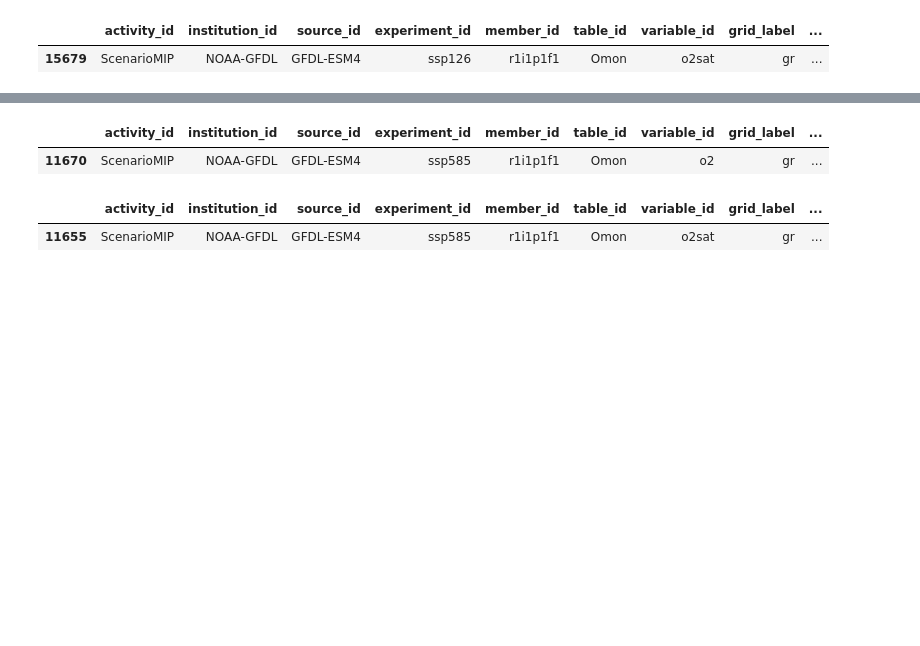
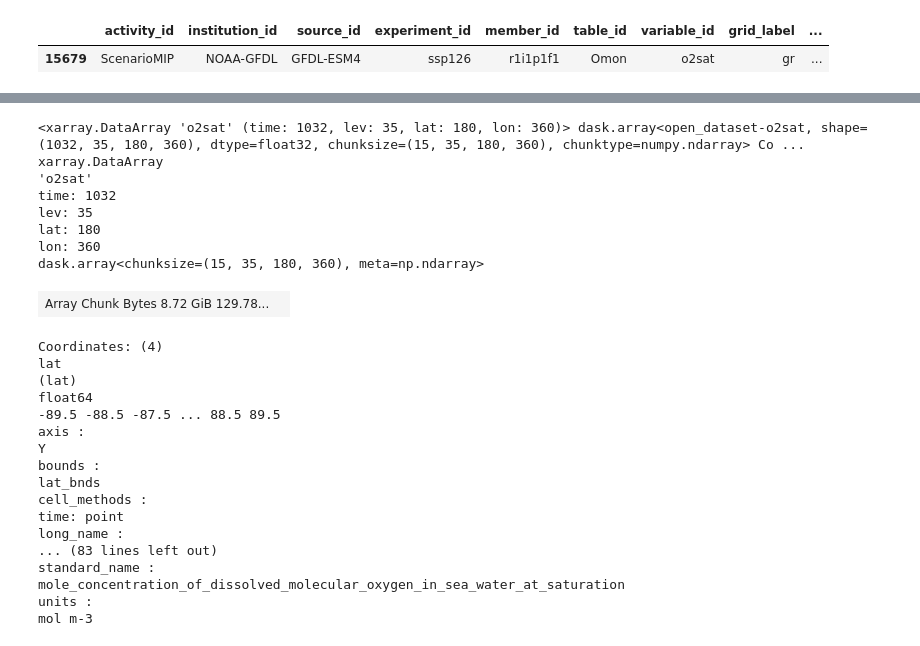
Before and after one commit to EES-3506-5506/final_holtzman, a Jupyter notebook: notebooks/Datasets.ipynb, the cells around one changed output, grey strips where cells are left out. Drawn from its saved outputs; the diff is of its cells as text; code cells hidden in the pictures; blank space fills up the shorter version.

```diff
--- a/notebooks/Datasets.ipynb
+++ b/notebooks/Datasets.ipynb
@@ -76,30 +46,43 @@ SSP2_45_o2sat
-# %%
-SSP5_85_o2=google_cloud_cmip6.query(
-    "activity_id=='ScenarioMIP' & \
-    table_id == 'Omon' & \
-    variable_id == 'o2' & \
-    experiment_id == 'ssp585' & \
-    institution_id == 'NOAA-GFDL' &  \
-    source_id == 'GFDL-ESM4' & \
-    grid_label == 'gr' & \
-    member_id == 'r1i1p1f1'"
-)
-SSP5_85_o2
-# %% [output]
-|  | activity_id | institution_id | source_id | experiment_id | member_id | table_id | variable_id | grid_label | ... |
-| 11670 | ScenarioMIP | NOAA-GFDL | GFDL-ESM4 | ssp585 | r1i1p1f1 | Omon | o2 | gr | ... |
-# %%
-SSP5_85_o2sat=google_cloud_cmip6.query(
-    "activity_id=='ScenarioMIP' & \
-    table_id == 'Omon' & \
-    variable_id == 'o2sat' & \
-    experiment_id == 'ssp585' & \
-    institution_id == 'NOAA-GFDL' &  \
-    source_id == 'GFDL-ESM4' & \
-    grid_label == 'gr' & \
-    member_id == 'r1i1p1f1'"
-)
-SSP5_85_o2sat
-# %% [output]
-|  | activity_id | institution_id | source_id | experiment_id | member_id | table_id | variable_id | grid_label | ... |
-| 11655 | ScenarioMIP | NOAA-GFDL | GFDL-ESM4 | ssp585 | r1i1p1f1 | Omon | o2sat | gr | ... |
+# %%
+gcs = gcsfs.GCSFileSystem(token='anon')
+zstore_SSP1_26_o2sat = SSP1_26_o2sat.zstore.values[-1]
+zstore_SSP1_26_o2 = SSP1_26_o2.zstore.values[-1]
+# %%
+# create a mutable-mapping-style interface to the store
+mapper_SSP1_26_o2sat = gcs.get_mapper(zstore_SSP1_26_o2sat)
+mapper_SSP1_26_o2 = gcs.get_mapper(zstore_SSP1_26_o2)
+# %%
+# open the dataset using xarray and zarr
+O2sat_SSP126 = xr.open_zarr(mapper_SSP1_26_o2sat,
+                                consolidated=True,use_cftime=True).o2sat
+O2_SSP126 = xr.open_zarr(mapper_SSP1_26_o2,
+                                consolidated=True,use_cftime=True).o2
+# %%
+O2sat_SSP126
+# %% [output]
+<xarray.DataArray 'o2sat' (time: 1032, lev: 35, lat: 180, lon: 360)> dask.array<open_dataset-o2sat, shape=(1032, 35, 180, 360), dtype=float32, chunksize=(15, 35, 180, 360), chunktype=numpy.ndarray> Co ...
+xarray.DataArray
+'o2sat'
+time: 1032
+lev: 35
+lat: 180
+lon: 360
+dask.array<chunksize=(15, 35, 180, 360), meta=np.ndarray>
+| Array Chunk Bytes 8.72 GiB 129.78... |  |
+Coordinates: (4)
+lat
+(lat)
+float64
+-89.5 -88.5 -87.5 ... 88.5 89.5
+axis :
+Y
+bounds :
+lat_bnds
+cell_methods :
+time: point
+long_name :
+... (83 lines left out)
+standard_name :
+mole_concentration_of_dissolved_molecular_oxygen_in_sea_water_at_saturation
+units :
+mol m-3
```
Also changed, not shown: parts of 4 cells of this notebook, 1 other file.
